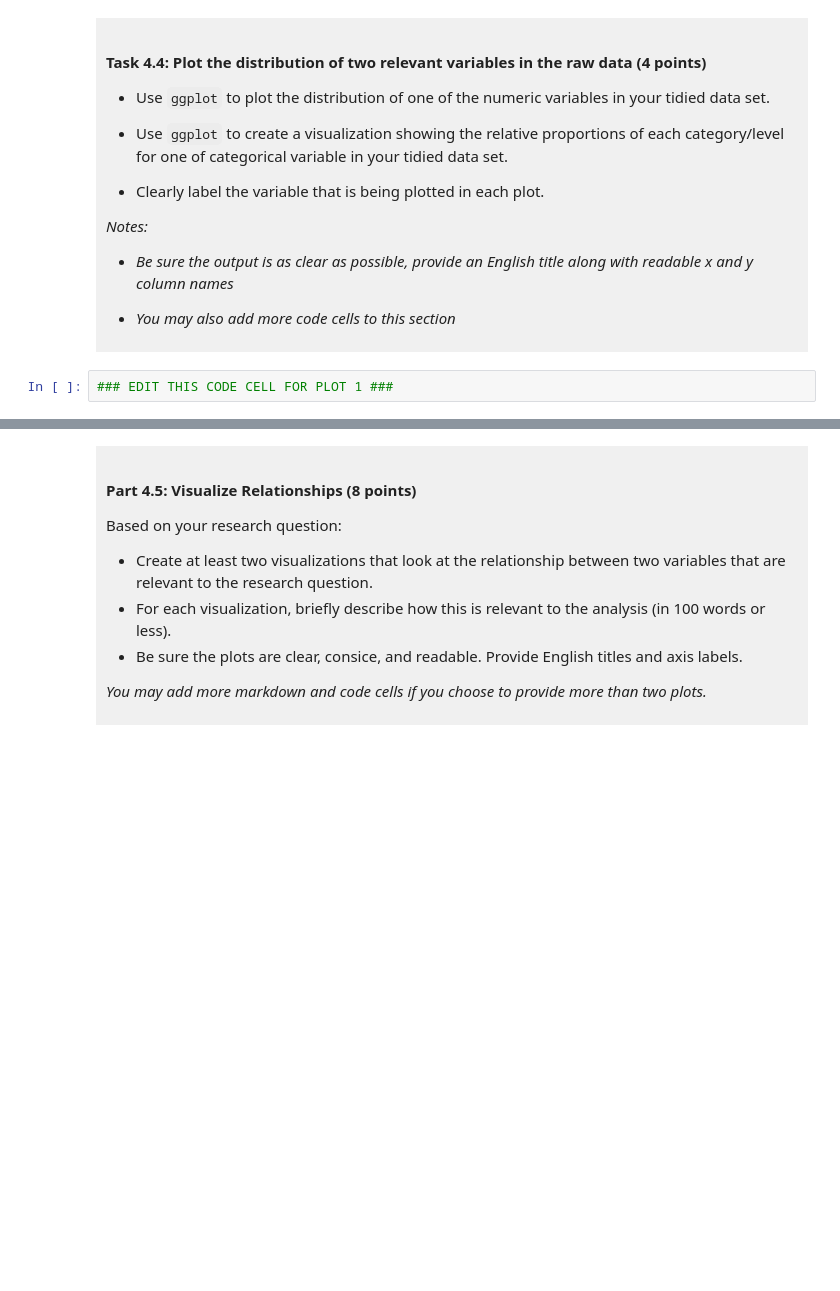
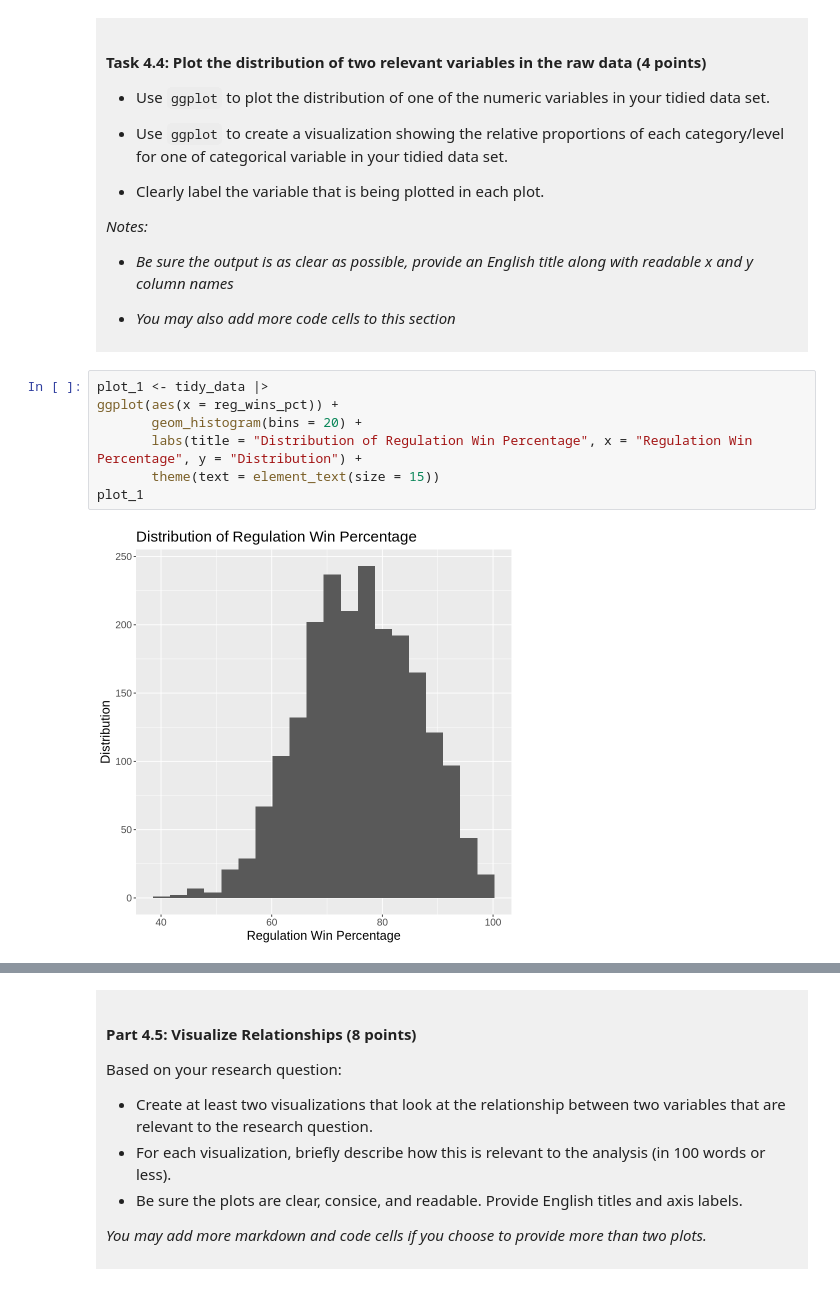
Before and after one commit to Tyler-Seymourm/DCSI-100-project1, a Jupyter notebook: dsci-100-project-notebook.ipynb, the cells around one changed output, grey strips where cells are left out. Saved outputs shown, nothing was run; the diff lists cells and outputs as text; blank space fills up the shorter version.

```diff
--- a/dsci-100-project-notebook.ipynb
+++ b/dsci-100-project-notebook.ipynb
@@ -301,5 +334,12 @@ You will refine your research question (if needed) and produce a tidy data set.
 
 </div>
 # %%
-### EDIT THIS CODE CELL FOR PLOT 1 ###
+plot_1 <- tidy_data |>
+ggplot(aes(x = reg_wins_pct)) +
+       geom_histogram(bins = 20) +
+       labs(title = "Distribution of Regulation Win Percentage", x = "Regulation Win Percentage", y = "Distribution") +
+       theme(text = element_text(size = 15))
+plot_1
+# %% [output]
+[figure, added]
 # %%
```
Also changed, not shown: parts of 9 cells of this notebook.
